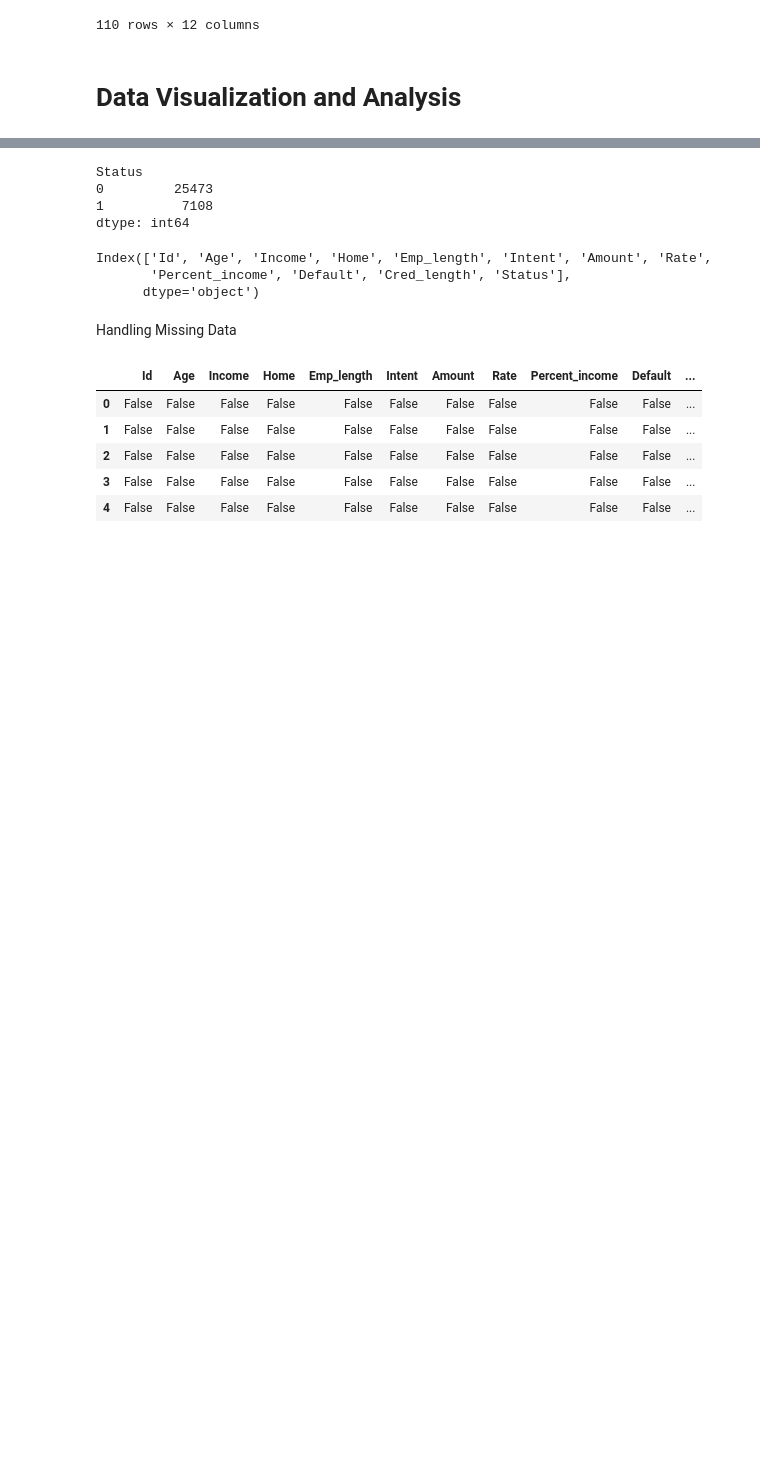
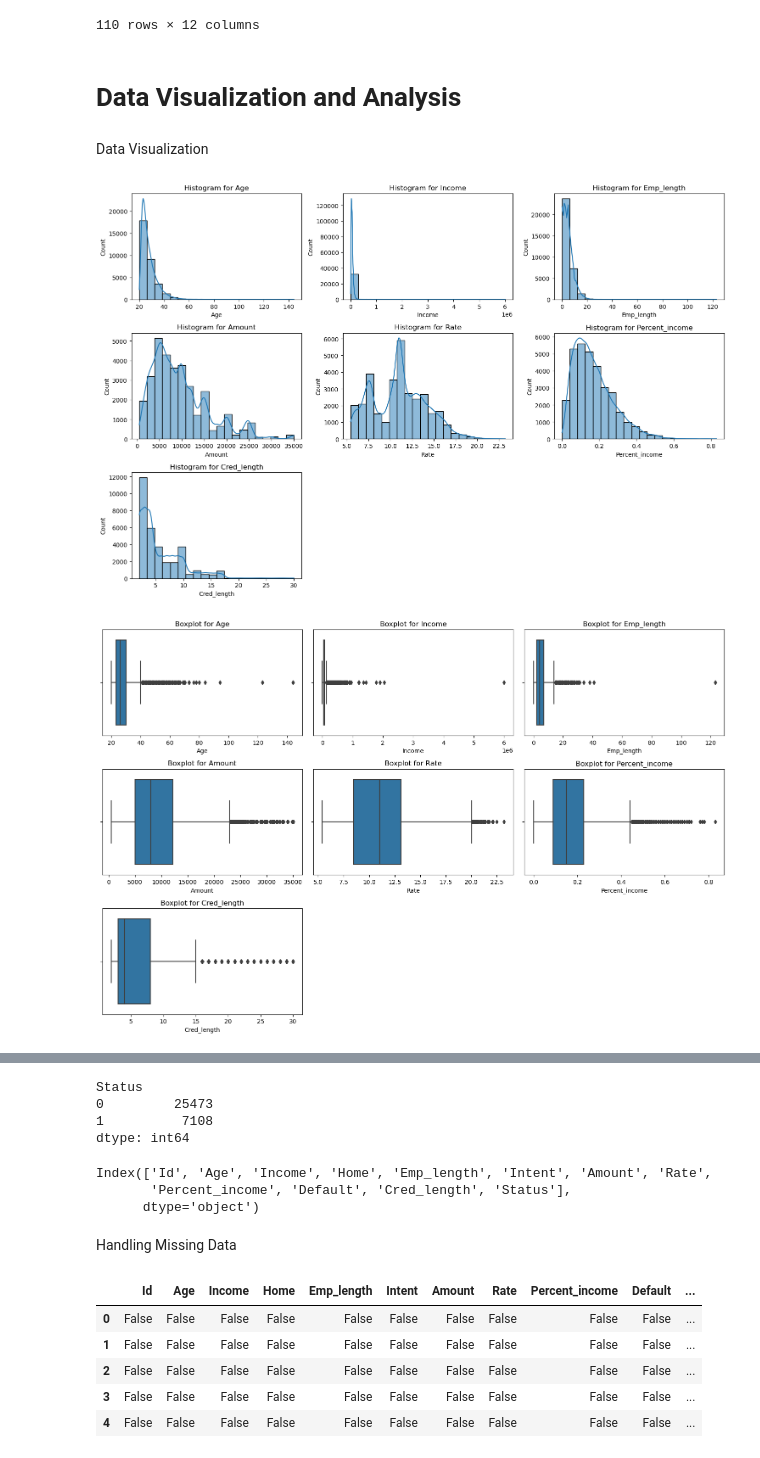
Before and after one commit to ChanukaDil/Bank_Loan_Predict, a Jupyter notebook: Project.ipynb, the cells around one changed output, grey strips where cells are left out. Drawn from its saved outputs; the diff is of its cells as text; code cells hidden in the pictures; blank space fills up the shorter version.

```diff
--- a/Project.ipynb
+++ b/Project.ipynb
@@ -52,3 +52,39 @@ data.head(110)
 110 rows × 12 columns
 # %% [markdown]
 # Data Visualization and Analysis
+# %% [markdown]
+Data Visualization
+# %%
+numerical_features = ['Age', 'Income', 'Emp_length', 'Amount', 'Rate', 'Percent_income', 'Cred_length']
+
+# Histograms for each numerical feature
+plt.figure(figsize=(15, 10))
+for i, feature in enumerate(numerical_features, 1):
+    plt.subplot(3, 3, i)
+    sns.histplot(data[feature], bins=20, kde=True)
+    plt.title(f'Histogram for {feature}')
+plt.tight_layout()
+plt.show()
+
+# Boxplots for each numerical feature
+plt.figure(figsize=(15, 10))
+for i, feature in enumerate(numerical_features, 1):
+    plt.subplot(3, 3, i)
+    sns.boxplot(x=data[feature])
+    plt.title(f'Boxplot for {feature}')
+plt.tight_layout()
+plt.show()
+
+# Pairplot for numerical features
+sns.pairplot(data[numerical_features])
+plt.show()
+
+# Correlation matrix heatmap
+correlation_matrix = data[numerical_features].corr()
+plt.figure(figsize=(10, 8))
+sns.heatmap(correlation_matrix, annot=True, cmap='coolwarm', fmt=".2f")
+plt.title('Correlation Matrix Heatmap')
+plt.show()
+# %% [output]
+[figure, added]
+[figure, added]
```
Also changed, not shown: parts of 14 cells of this notebook.
